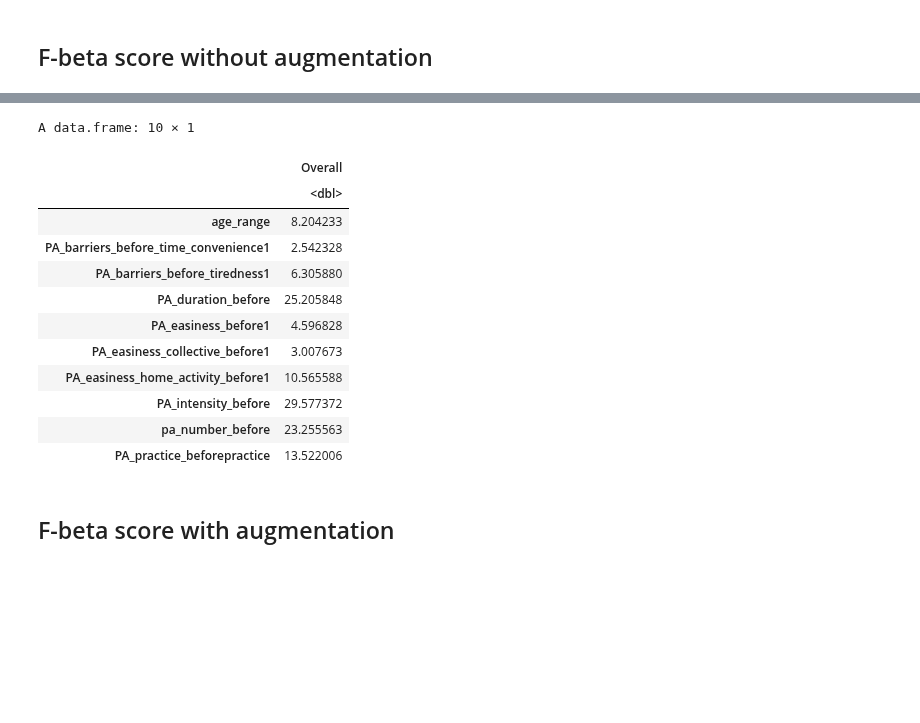
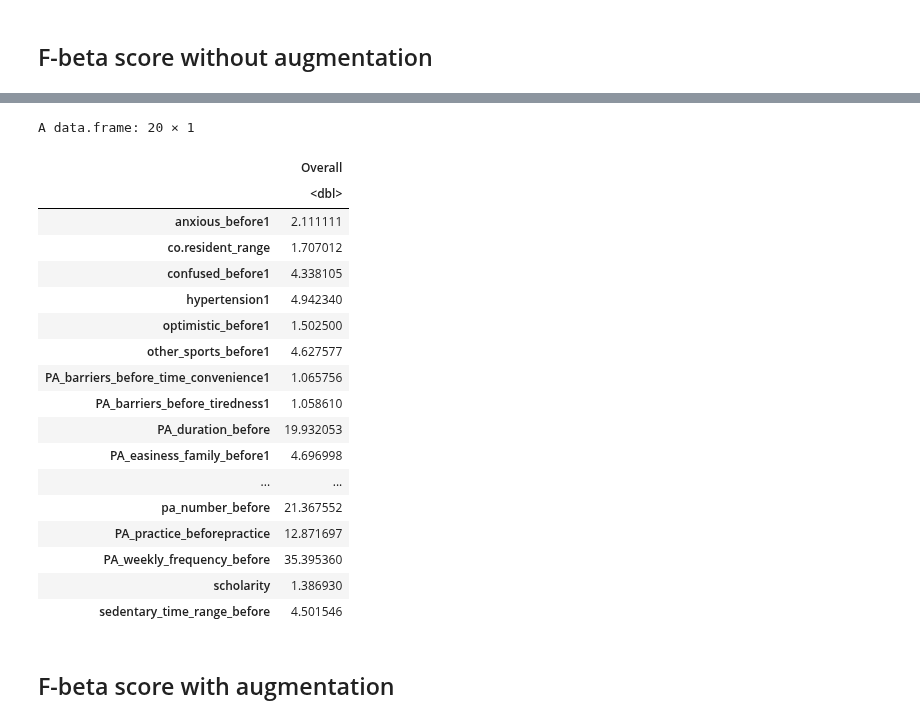
Before and after one commit to LASOS-INT/Barreiras-e-Facilitadores, a Jupyter notebook: R-notebooks/Script-main.ipynb, the cells around one changed output, grey strips where cells are left out. Saved outputs shown, nothing was run; the diff lists cells and outputs as text; code cells hidden in the pictures; blank space fills up the shorter version.

```diff
--- a/R-notebooks/Script-main.ipynb
+++ b/R-notebooks/Script-main.ipynb
@@ -152,6 +153,7 @@ differ_dp <- ( before_dataset$PA_duration_before != 0
                 | before_dataset$pa_number_before != 0
             )
 strange_dp <- before_dataset$PA_practice_before == "dont_practice" & differ_dp
-dim(before_dataset[strange_dp, ])
-before_dataset <- before_dataset[!strange_dp,]
+
+table(strange_dp)
+# before_dataset <- before_dataset[!strange_dp,]
 # %% [output]
@@ -163,6 +167,6 @@ differ_p <- (   before_dataset$PA_duration_before == 0
                 | before_dataset$pa_number_before == 0
             )
 strange_p <- before_dataset$PA_practice_before == "practice" & differ_p
-dim(before_dataset[strange_p, ])
-before_dataset <- before_dataset[!strange_p,]
+table(strange_p)
+# before_dataset <- before_dataset[!strange_p,]
 # %% [output]
@@ -336,22 +433,28 @@ Prediction      dont_practice practice
 # %%
 gini = varImp(model$result$finalModel)
 #gini[order(gini)]
-head(gini, 10)
+head(gini, 20)
 # plot(varImp(model$result$finalModel), main="Variables Importance - Decision Tree")
 # %% [output]
-A data.frame: 10 × 1
+A data.frame: 20 × 1
 |  | Overall |
 |  | <dbl> |
-| age_range | 8.204233 |
-| PA_barriers_before_time_convenience1 | 2.542328 |
-| PA_barriers_before_tiredness1 | 6.305880 |
-| PA_duration_before | 25.205848 |
-| PA_easiness_before1 | 4.596828 |
-| PA_easiness_collective_before1 | 3.007673 |
-| PA_easiness_home_activity_before1 | 10.565588 |
-| PA_intensity_before | 29.577372 |
-| pa_number_before | 23.255563 |
-| PA_practice_beforepractice | 13.522006 |
+| anxious_before1 | 2.111111 |
+| co.resident_range | 1.707012 |
+| confused_before1 | 4.338105 |
+| hypertension1 | 4.942340 |
+| optimistic_before1 | 1.502500 |
+| other_sports_before1 | 4.627577 |
+| PA_barriers_before_time_convenience1 | 1.065756 |
+| PA_barriers_before_tiredness1 | 1.058610 |
+| PA_duration_before | 19.932053 |
+| PA_easiness_family_before1 | 4.696998 |
+| ... | ... |
+| pa_number_before | 21.367552 |
+| PA_practice_beforepractice | 12.871697 |
+| PA_weekly_frequency_before | 35.395360 |
+| scholarity | 1.386930 |
+| sedentary_time_range_before | 4.501546 |
 # %% [markdown]
 ## F-beta score with augmentation
 # %%
```
Also changed, not shown: parts of 22 cells of this notebook.
